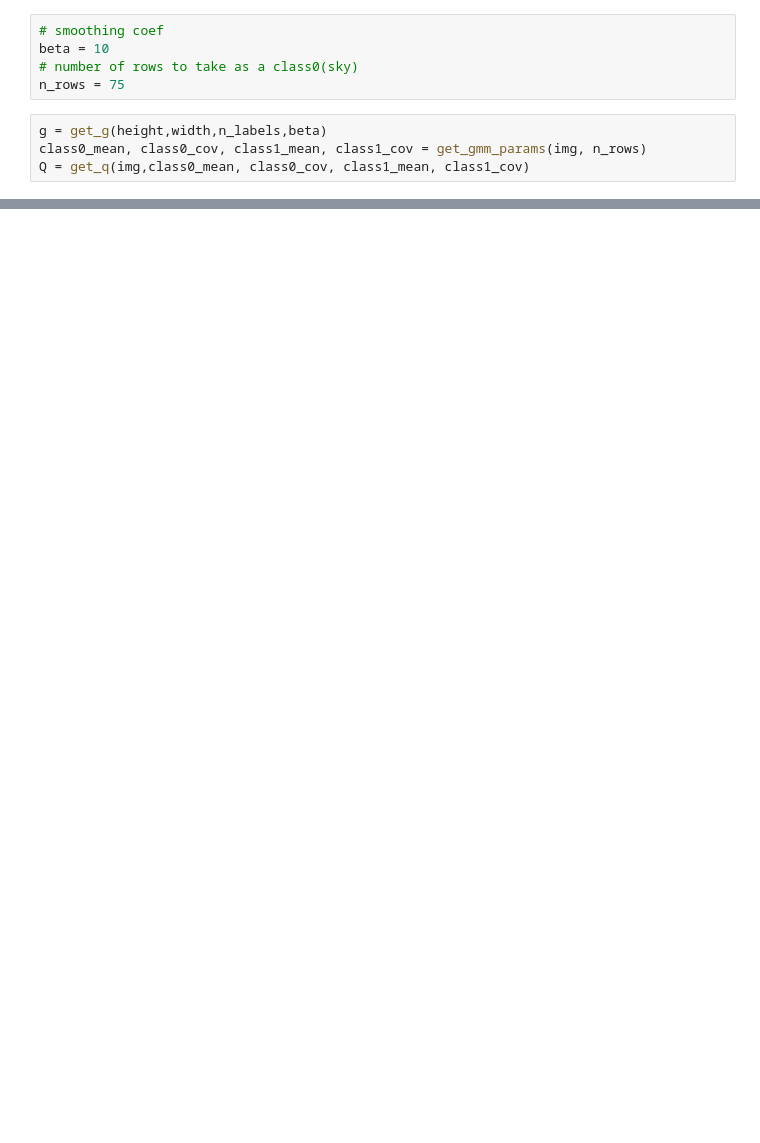
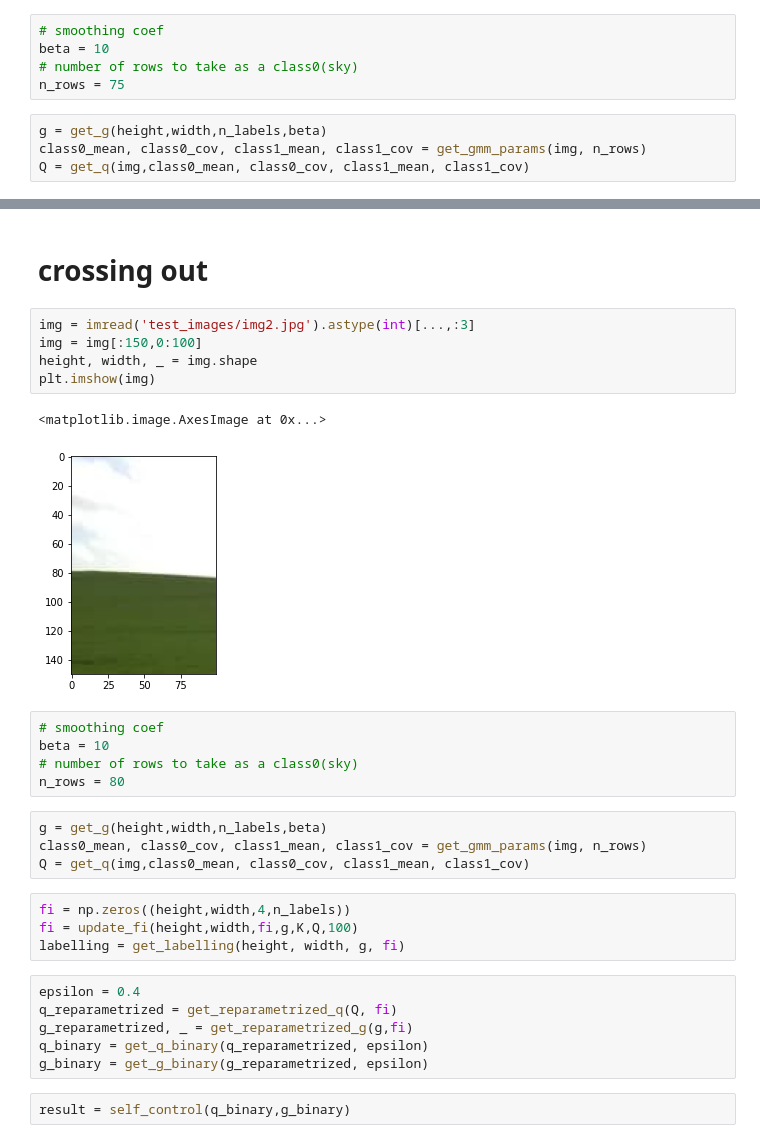
Before and after one commit to Ruslan3584/structural_pattern_recognition, a Jupyter notebook: lab3/lab3.ipynb, the cells around one changed output, grey strips where cells are left out. Drawn from its saved outputs; the diff is of its cells as text; blank space fills up the shorter version.

```diff
--- a/lab3/lab3.ipynb
+++ b/lab3/lab3.ipynb
@@ -40,0 +49,31 @@ for _ in range(10**3):
+# %% [markdown]
+# crossing out
+# %%
+img = imread('test_images/img2.jpg').astype(int)[...,:3]
+img = img[:150,0:100]
+height, width, _ = img.shape
+plt.imshow(img)
+# %% [output]
+<matplotlib.image.AxesImage at 0x...>
+[figure, added]
+# %%
+# smoothing coef
+beta = 10
+# number of rows to take as a class0(sky)
+n_rows = 80
+# %%
+g = get_g(height,width,n_labels,beta)
+class0_mean, class0_cov, class1_mean, class1_cov = get_gmm_params(img, n_rows)
+Q = get_q(img,class0_mean, class0_cov, class1_mean, class1_cov)
+# %%
+fi = np.zeros((height,width,4,n_labels))
+fi = update_fi(height,width,fi,g,K,Q,100)
+labelling = get_labelling(height, width, g, fi)
+# %%
+epsilon = 0.4
+q_reparametrized = get_reparametrized_q(Q, fi)
+g_reparametrized, _ = get_reparametrized_g(g,fi)
+q_binary = get_q_binary(q_reparametrized, epsilon)
+g_binary = get_g_binary(g_reparametrized, epsilon)
+# %%
+result = self_control(q_binary,g_binary)
```
Also changed, not shown: parts of 4 cells of this notebook, 2 other files.
